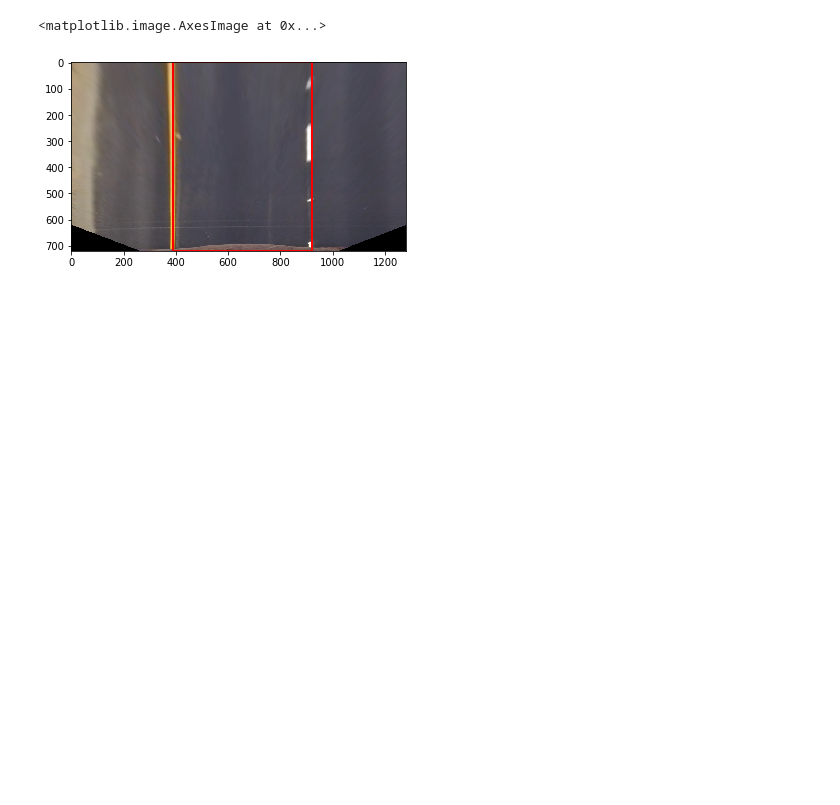
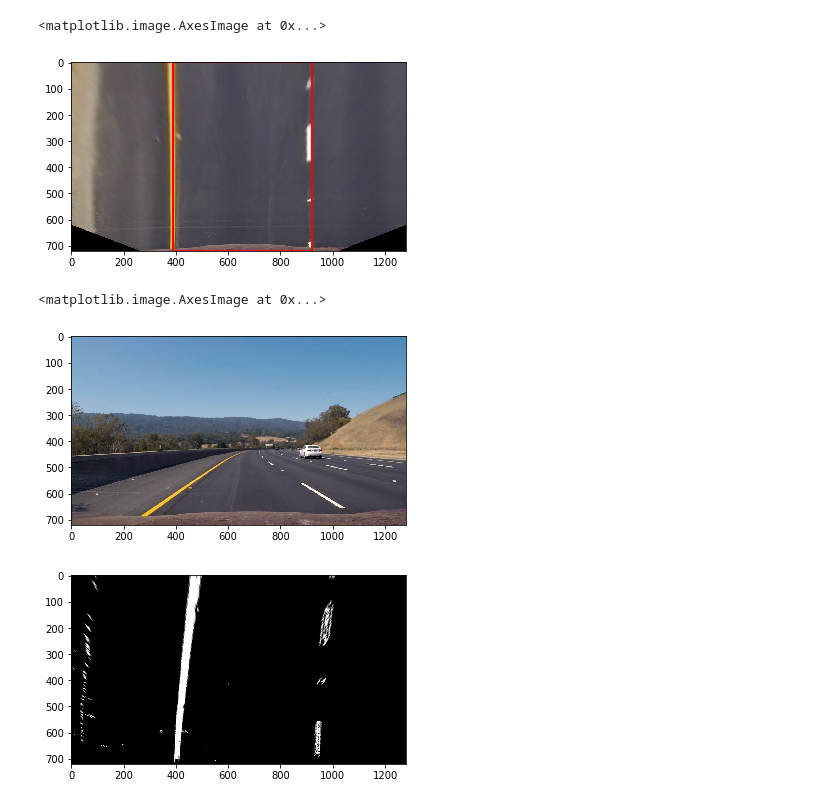
Before and after one commit to root221/CarND-Advanced-Lane-Lines, a Jupyter notebook: LaneLines.ipynb, the cells around one changed output. Saved outputs shown, nothing was run; the diff lists cells and outputs as text; code cells hidden in the pictures; blank space fills up the shorter version.

```diff
--- a/LaneLines.ipynb
+++ b/LaneLines.ipynb
@@ -203,3 +156,39 @@ plt.imshow(warp)
 # %% [output]
 <matplotlib.image.AxesImage at 0x...>
 [figure]
+# %%
+path = 'test_images/test3.jpg'
+test_image = mpimg.imread(path)
+
+plt.figure()
+plt.imshow(test_image)
+
+    # undistort image
+dst = cv2.undistort(test_image,mtx,dist,None,mtx)
+    #plt.figure()
+    #plt.imshow(dst)
+
+mag_binary = mag_thresh(dst,15,50,150)
+
+
+
+dir_binary = dir_thresh(dst,15,0.3,1.7)
+
+color_binary = sat_thresh(test_image,170,255)
+
+
+combine = np.zeros_like(dir_binary)
+combine[((dir_binary==1) & (mag_binary==1)) | (color_binary==1) ] = 1
+
+
+
+# Apply a perspective transform to rectify binary image
+warp = cv2.warpPerspective(combine,M,(test_image.shape[1],test_image.shape[0]))
+#out_img = np.dstack((warp, warp, warp))*255
+#cv2.polylines(out_img,np.int32([[[390,720],[390,0],[920,0],[920,720]]]),1,(255,0,0),5)
+plt.figure()
+plt.imshow(warp,cmap='gray')
+# %% [output]
+<matplotlib.image.AxesImage at 0x...>
+[figure, added]
+[figure, added]
```
Also changed, not shown: parts of 5 cells of this notebook.
